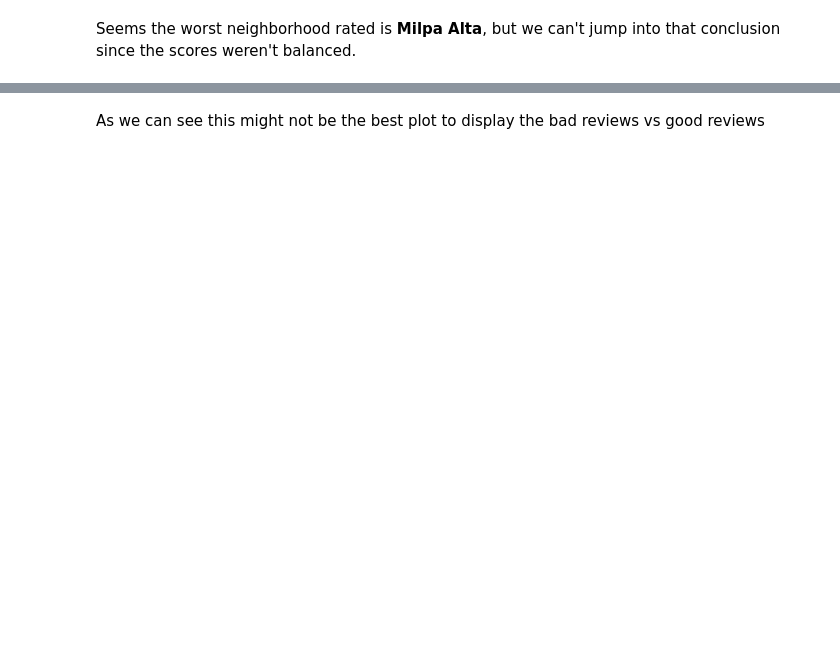
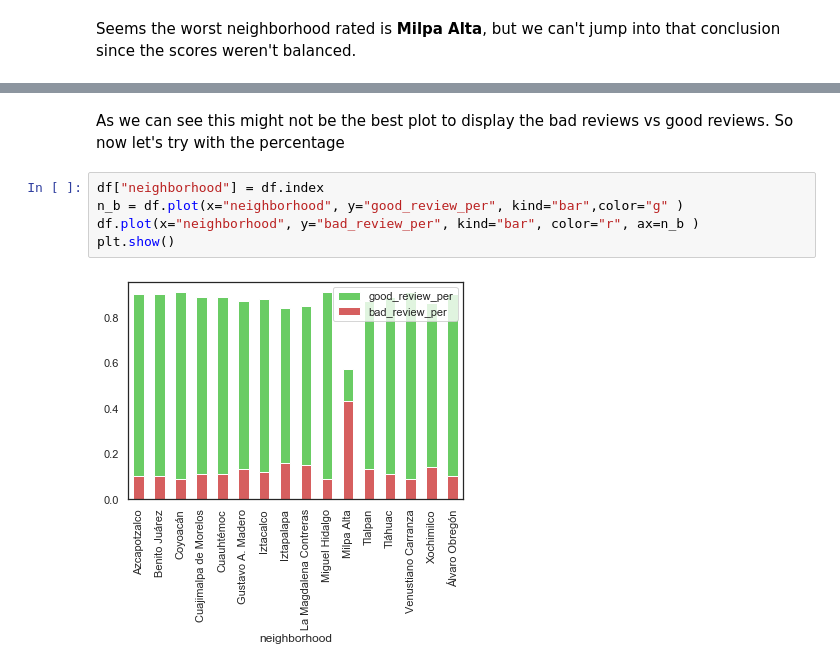
Before and after one commit to prope-2020-gh-classroom/practica-final-por-equipos-verano-2020-itam-EddOselotl, a Jupyter notebook: Neighborhoods_score.ipynb, the cells around one changed output, grey strips where cells are left out. Drawn from its saved outputs; the diff is of its cells as text; blank space fills up the shorter version.

```diff
--- a/Neighborhoods_score.ipynb
+++ b/Neighborhoods_score.ipynb
@@ -166,2 +197,9 @@ plt.show()
 # %% [markdown]
-As we can see this might not be the best plot to display the bad reviews vs good reviews
+As we can see this might not be the best plot to display the bad reviews vs good reviews. So now let's try with the percentage
+# %%
+df["neighborhood"] = df.index
+n_b = df.plot(x="neighborhood", y="good_review_per", kind="bar",color="g" )
+df.plot(x="neighborhood", y="bad_review_per", kind="bar", color="r", ax=n_b )
+plt.show()
+# %% [output]
+[figure, added]
```
Also changed, not shown: parts of 14 cells of this notebook.
